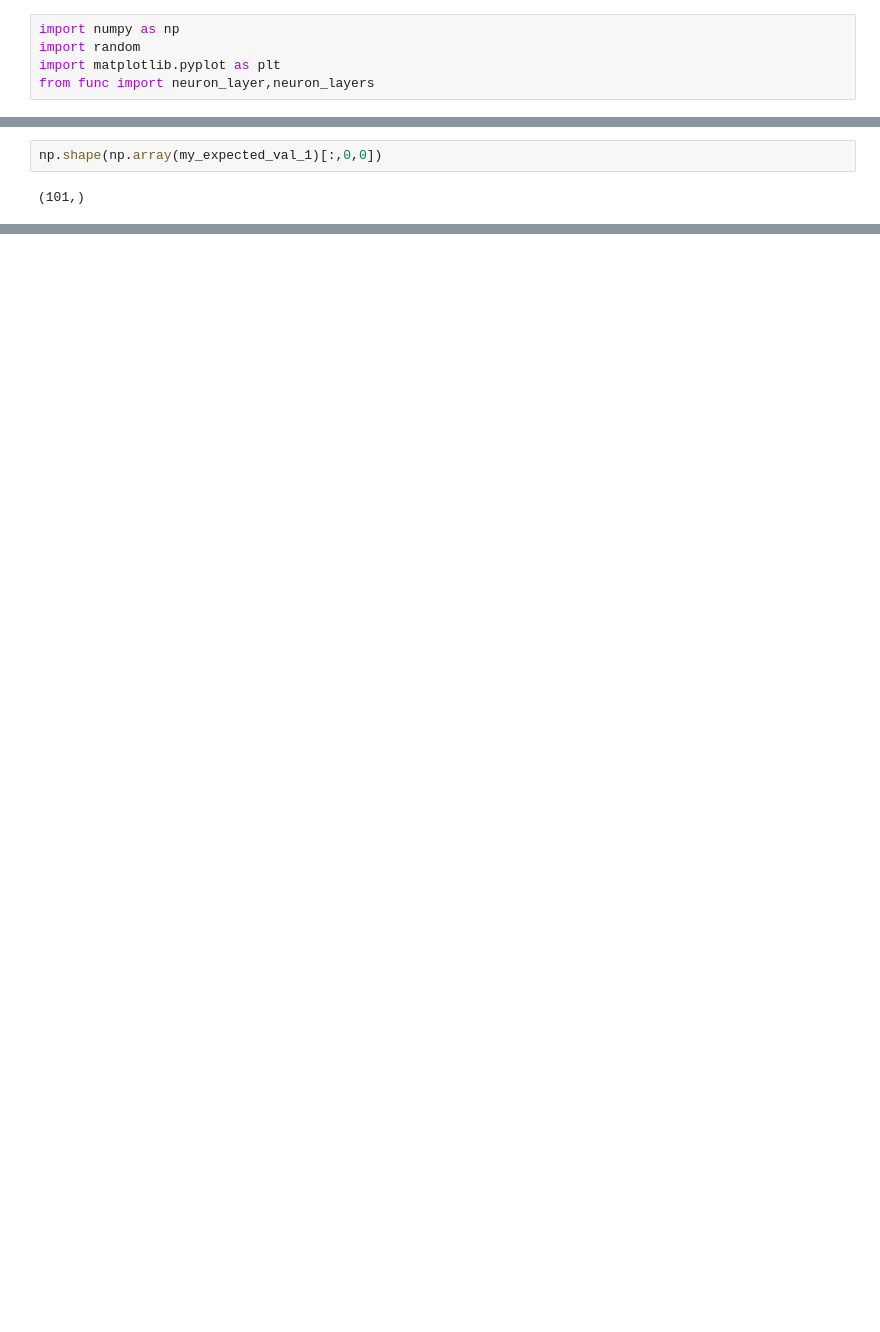
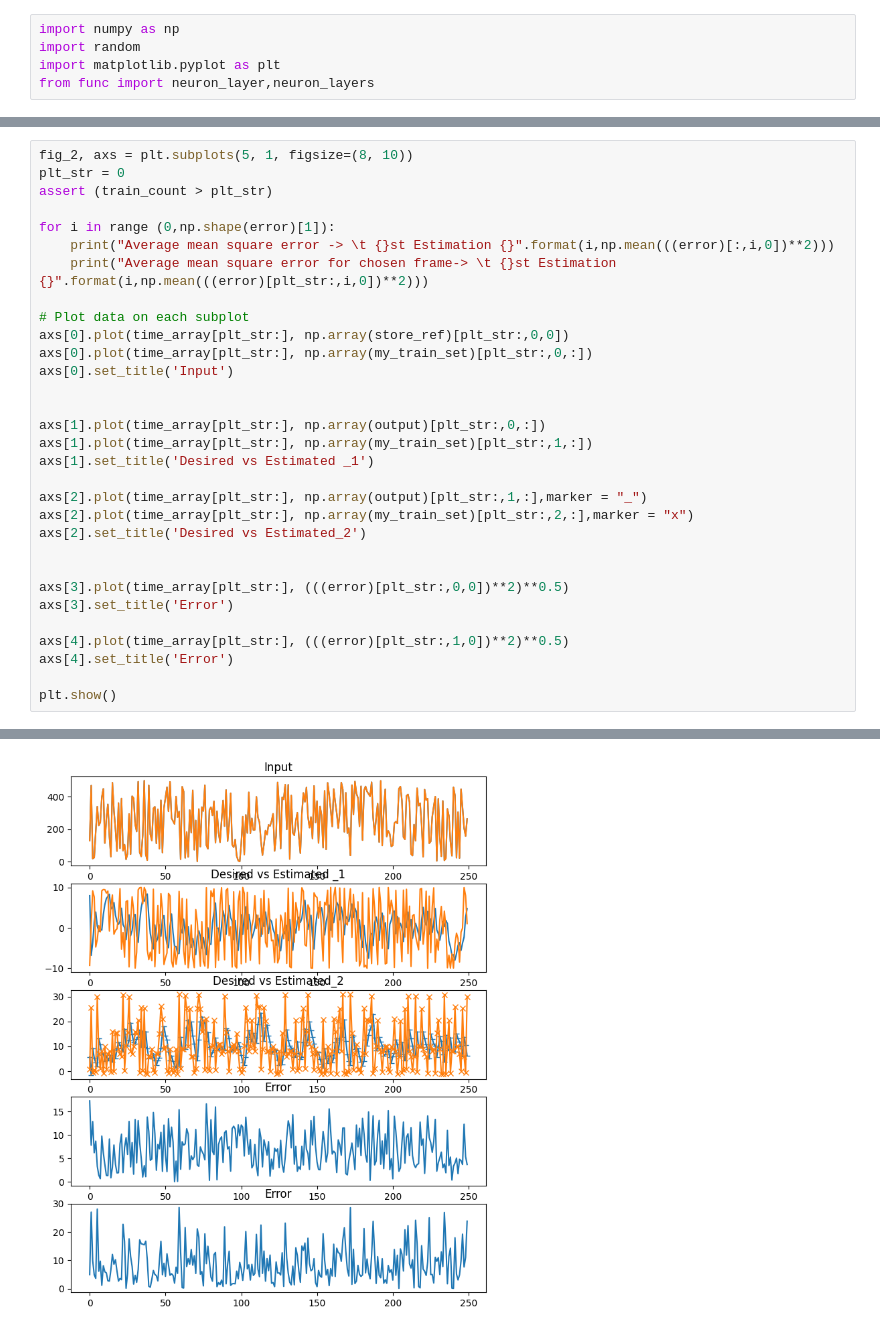
Before and after one commit to EnesErcin/NeuralNetwork_SystemID, a Jupyter notebook: PID_NN_wPY/Act/neuron.ipynb, the cells around one changed output, grey strips where cells are left out. Drawn from its saved outputs; the diff is of its cells as text; blank space fills up the shorter version.

```diff
--- a/PID_NN_wPY/Act/neuron.ipynb
+++ b/PID_NN_wPY/Act/neuron.ipynb
@@ -373,4 +271,32 @@ Output x         [[0.6254671 ]
-# %%
-np.shape(np.array(my_expected_val_1)[:,0,0])
-# %% [output]
-(101,)
+# %%
+fig_2, axs = plt.subplots(5, 1, figsize=(8, 10))
+plt_str = 0
+assert (train_count > plt_str)
+
+for i in range (0,np.shape(error)[1]):
+    print("Average mean square error -> \t {}st Estimation {}".format(i,np.mean(((error)[:,i,0])**2)))
+    print("Average mean square error for chosen frame-> \t {}st Estimation {}".format(i,np.mean(((error)[plt_str:,i,0])**2)))
+
+# Plot data on each subplot
+axs[0].plot(time_array[plt_str:], np.array(store_ref)[plt_str:,0,0])
+axs[0].plot(time_array[plt_str:], np.array(my_train_set)[plt_str:,0,:])
+axs[0].set_title('Input')
+
+
+axs[1].plot(time_array[plt_str:], np.array(output)[plt_str:,0,:])
+axs[1].plot(time_array[plt_str:], np.array(my_train_set)[plt_str:,1,:])
+axs[1].set_title('Desired vs Estimated _1')
+
+axs[2].plot(time_array[plt_str:], np.array(output)[plt_str:,1,:],marker = "_")
+axs[2].plot(time_array[plt_str:], np.array(my_train_set)[plt_str:,2,:],marker = "x")
+axs[2].set_title('Desired vs Estimated_2')
+
+
+axs[3].plot(time_array[plt_str:], (((error)[plt_str:,0,0])**2)**0.5)
+axs[3].set_title('Error')
+
+axs[4].plot(time_array[plt_str:], (((error)[plt_str:,1,0])**2)**0.5)
+axs[4].set_title('Error')
+
+plt.show()
+# %% [output]
@@ -377 +307,2 @@ np.shape(np.array(my_expected_val_1)[:,0,0])
+[figure, added]
 # %%
```
Also changed, not shown: parts of 21 cells of this notebook, 3 other files.
